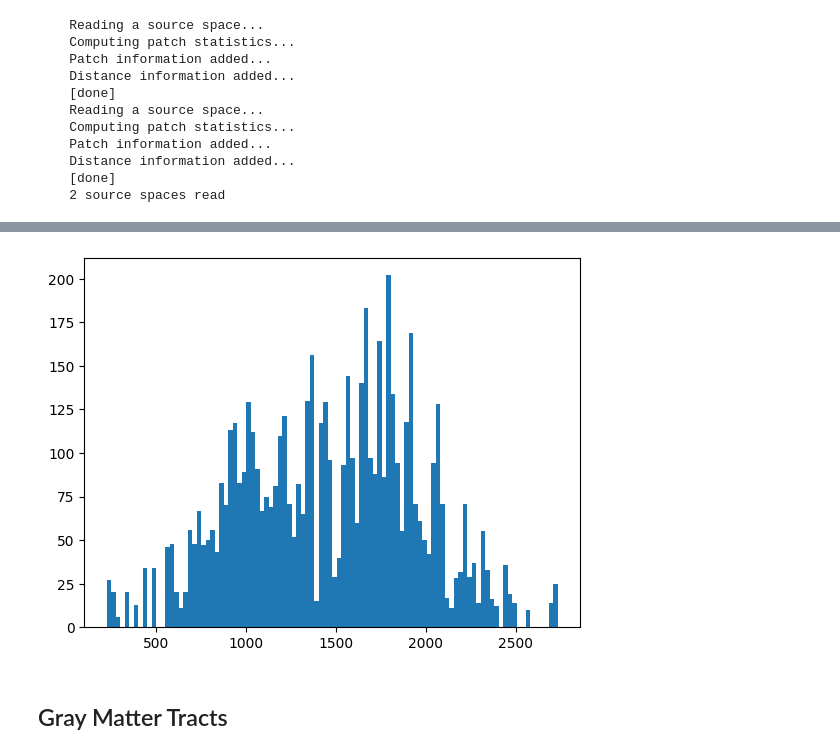
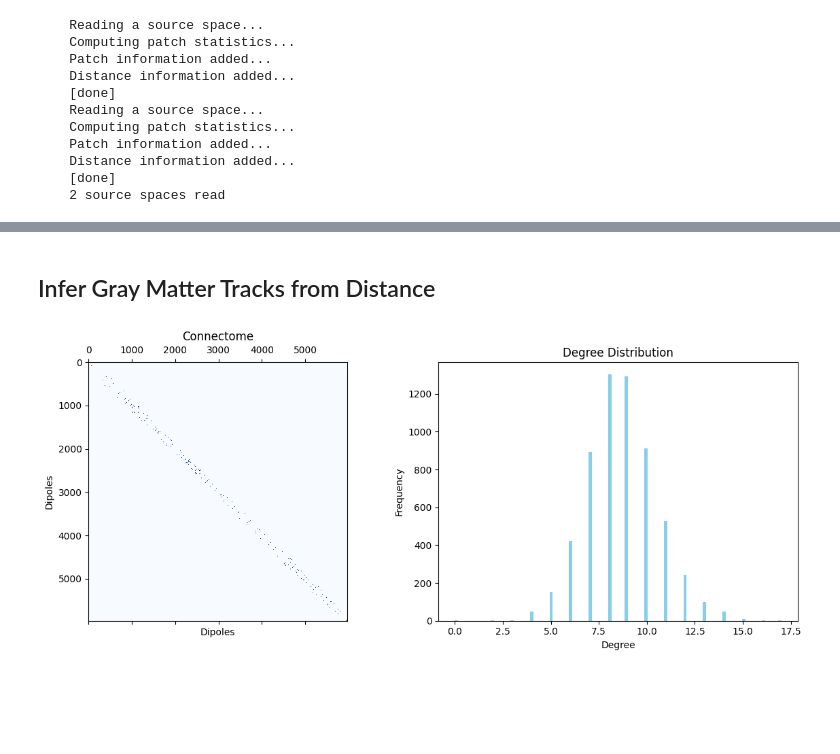
Before and after one commit to NinoHerve/mindmap, a Jupyter notebook: evaluations/3_CST_from_template.ipynb, the cells around one changed output, grey strips where cells are left out. Cells and saved outputs as stored; diff of their text form; code cells hidden in the pictures; blank space fills up the shorter version.

```diff
--- a/evaluations/3_CST_from_template.ipynb
+++ b/evaluations/3_CST_from_template.ipynb
@@ -141,9 +163,7 @@ _   = plt.matshow(viz, cmap="Blues")
-# %%
-degrees = sc.sum(axis=1)
-_ = plt.hist(degrees, bins=100)
-# %% [output]
-[figure, removed]
 # %% [markdown]
-## Gray Matter Tracts
+## Infer Gray Matter Tracks from Distance
 # %%
 gmt = mm.utils.interpol_gm_tracks(sources, dmax)
+plot(gmt.todense())
+# %% [output]
+[figure, added]
```
Also changed, not shown: parts of 20 cells of this notebook, 12 other files.
